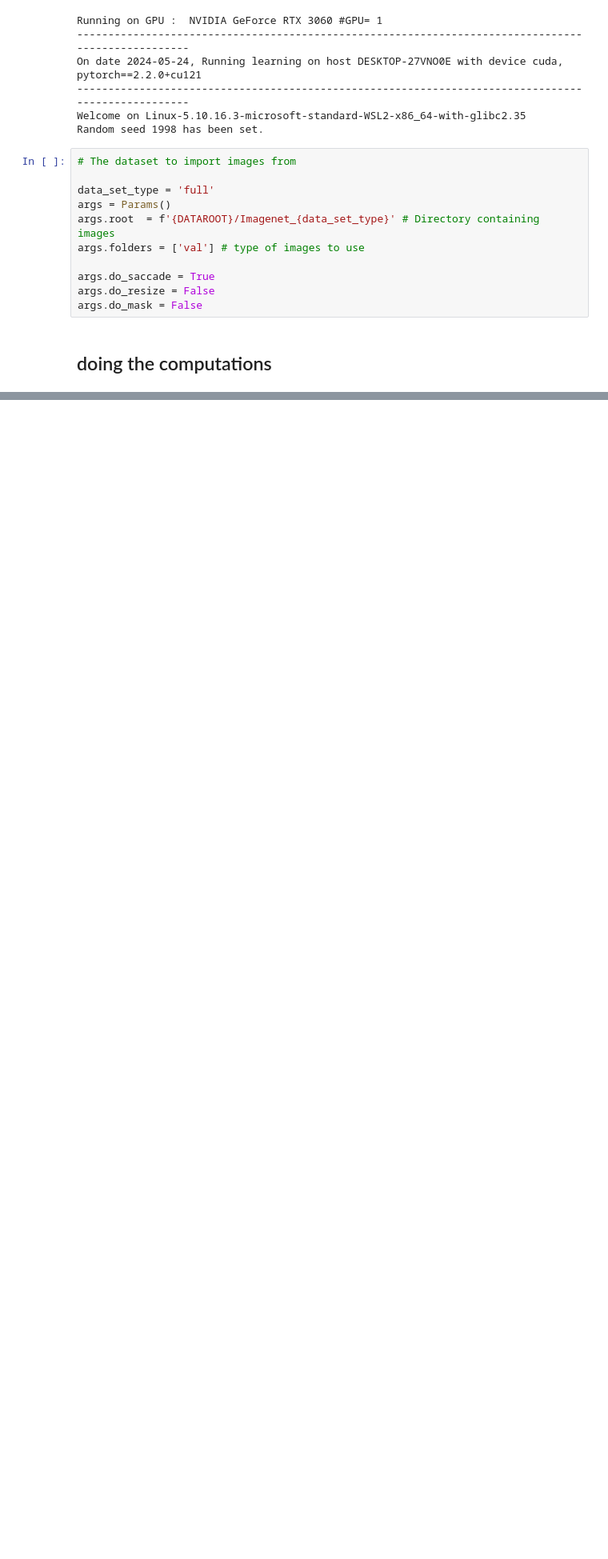
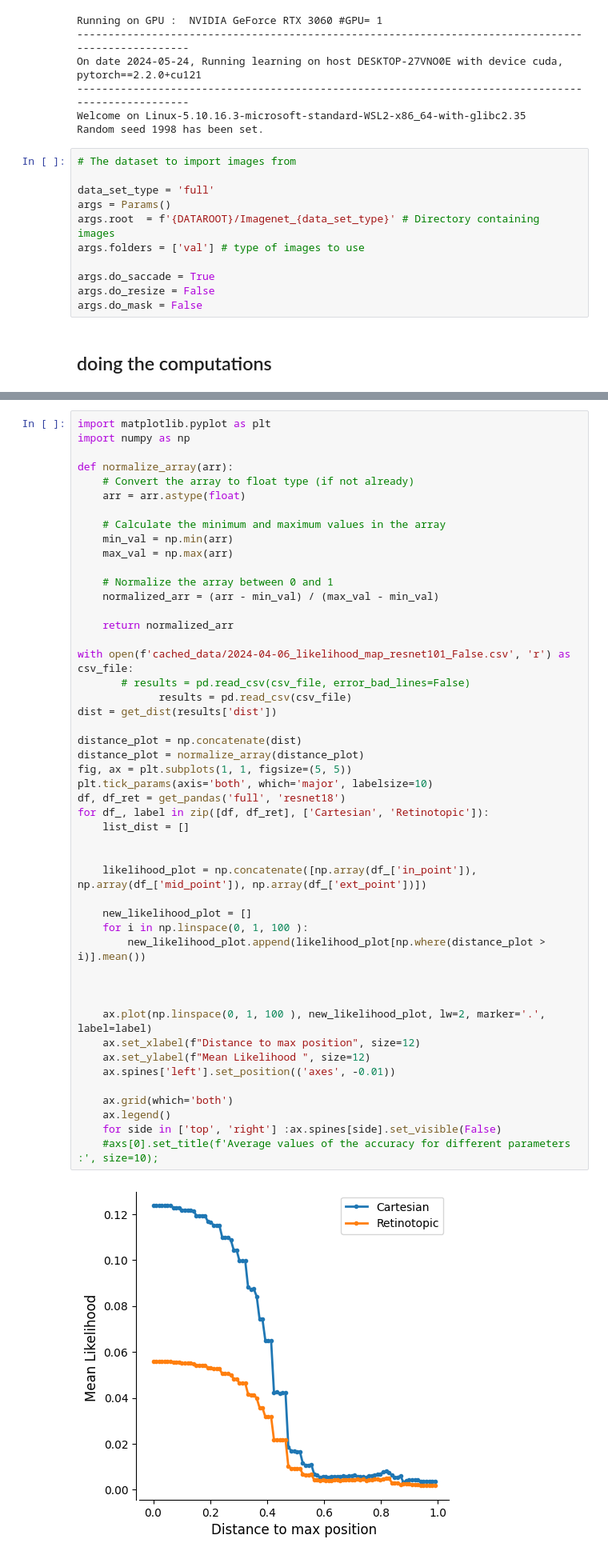
Before and after one commit to bicv/Retinotopy, a Jupyter notebook: 25_stats_of_likelihood_map.ipynb, the cells around one changed output, grey strips where cells are left out. Shown at 80% size. Drawn from its saved outputs; the diff is of its cells as text; blank space fills up the shorter version.

```diff
--- a/25_stats_of_likelihood_map.ipynb
+++ b/25_stats_of_likelihood_map.ipynb
@@ -148,0 +308,50 @@ imshow(images[arg_max_prior].cpu())
+# %%
+import matplotlib.pyplot as plt
+import numpy as np
+
+def normalize_array(arr):
+    # Convert the array to float type (if not already)
+    arr = arr.astype(float)
+
+    # Calculate the minimum and maximum values in the array
+    min_val = np.min(arr)
+    max_val = np.max(arr)
+
+    # Normalize the array between 0 and 1
+    normalized_arr = (arr - min_val) / (max_val - min_val)
+
+    return normalized_arr
+
+with open(f'cached_data/2024-04-06_likelihood_map_resnet101_False.csv', 'r') as csv_file:
+       # results = pd.read_csv(csv_file, error_bad_lines=False)
+             results = pd.read_csv(csv_file)
+dist = get_dist(results['dist'])
+
+distance_plot = np.concatenate(dist)
+distance_plot = normalize_array(distance_plot)
+fig, ax = plt.subplots(1, 1, figsize=(5, 5))
+plt.tick_params(axis='both', which='major', labelsize=10)
+df, df_ret = get_pandas('full', 'resnet18')
+for df_, label in zip([df, df_ret], ['Cartesian', 'Retinotopic']):
+    list_dist = []
+
+
+    likelihood_plot = np.concatenate([np.array(df_['in_point']), np.array(df_['mid_point']), np.array(df_['ext_point'])])
+
+    new_likelihood_plot = []
+    for i in np.linspace(0, 1, 100 ):
+        new_likelihood_plot.append(likelihood_plot[np.where(distance_plot > i)].mean())
+
+
+
+    ax.plot(np.linspace(0, 1, 100 ), new_likelihood_plot, lw=2, marker='.', label=label)
+    ax.set_xlabel(f"Distance to max position", size=12)
+    ax.set_ylabel(f"Mean Likelihood ", size=12)
+    ax.spines['left'].set_position(('axes', -0.01))
+
+    ax.grid(which='both')
+    ax.legend()
+    for side in ['top', 'right'] :ax.spines[side].set_visible(False)
+    #axs[0].set_title(f'Average values of the accuracy for different parameters :', size=10);
+# %% [output]
+[figure, added]
```
Also changed, not shown: parts of 7 cells of this notebook.
